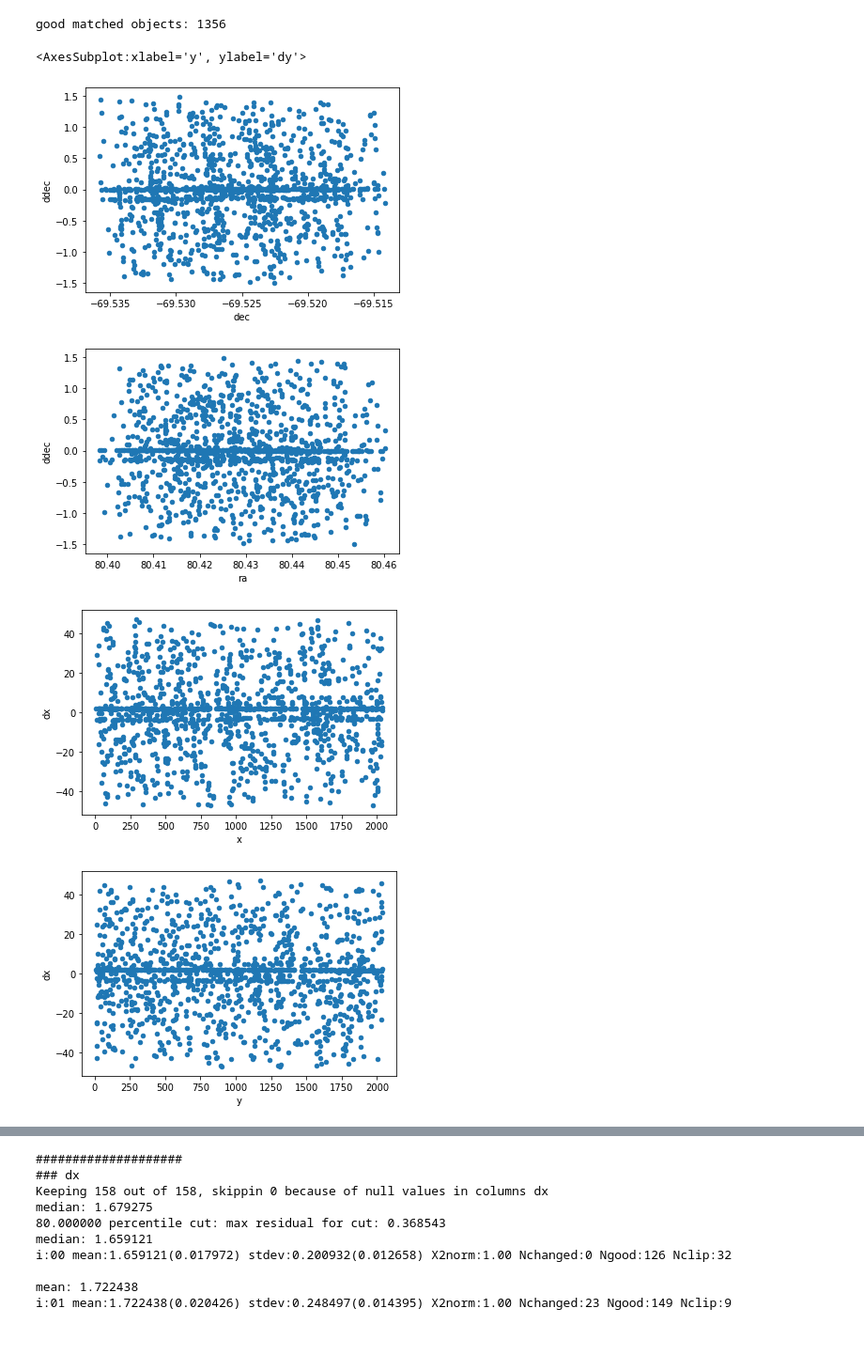
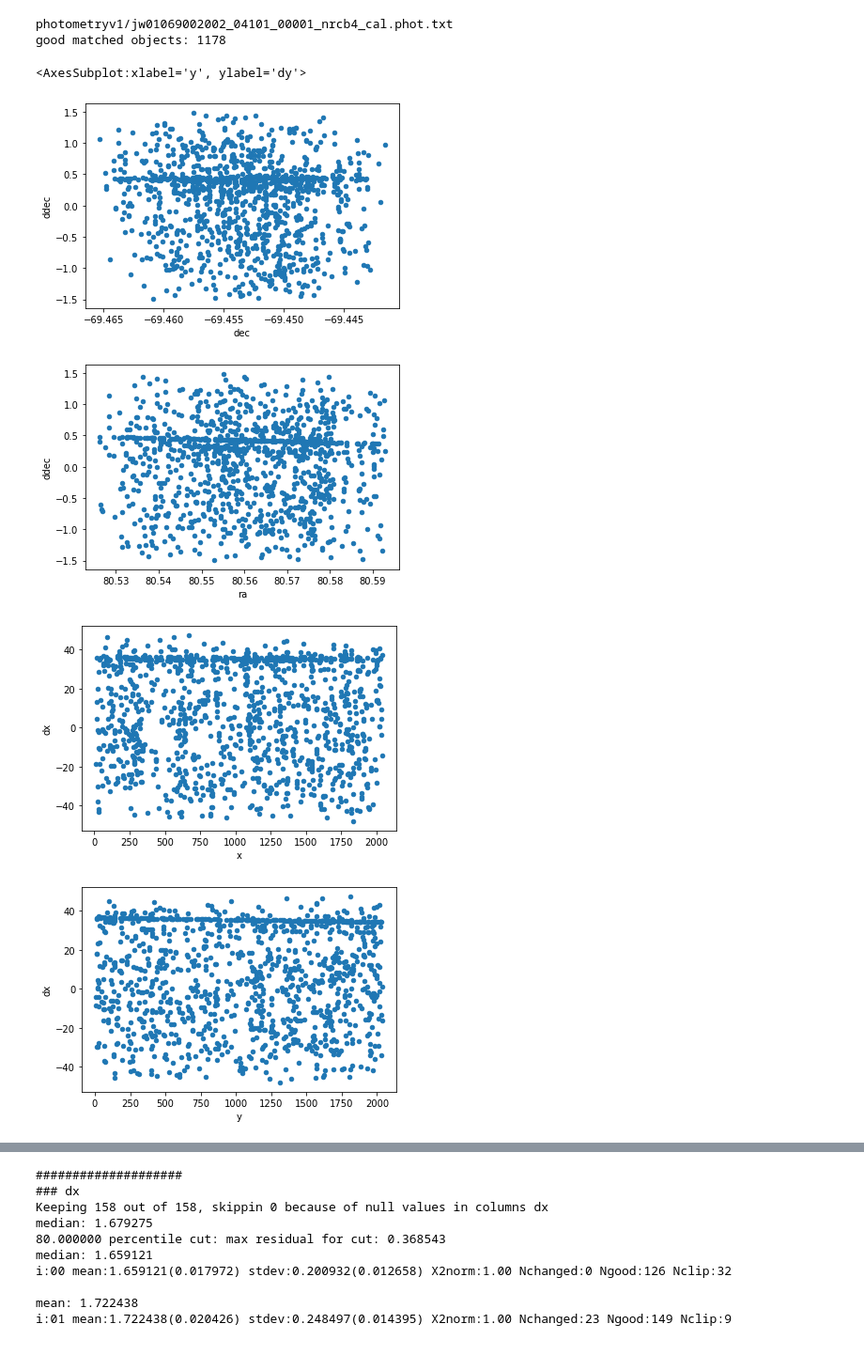
Before and after one commit to arminrest/jwst_distortions_tools, a Jupyter notebook: show_astrometry_residuals.ipynb, the cells around one changed output, grey strips where cells are left out. Shown at 94% size. Cells and saved outputs as stored; diff of their text form; code cells hidden in the pictures.

```diff
--- a/show_astrometry_residuals.ipynb
+++ b/show_astrometry_residuals.ipynb
@@ -13,21 +13,21 @@ dmag_max = 0.05
 #cal_filename = 'photometry_olddist/jw01069001001_02101_00002_nrcalong_cal.phot.txt'
 #cal_filename = 'photometry/jw01069002002_02101_00001_nrcb1_cal.phot.txt'
 cal_filename = 'photometryv1/jw01069002002_06101_00001_nrcb4_cal.phot.txt' #F200W works!!!
-#cal_filename = 'photometryv1/jw01069002002_04101_00001_nrcb4_cal.phot.txt' #F150W, residual rotation
+cal_filename = 'photometryv1/jw01069002002_04101_00001_nrcb4_cal.phot.txt' #F150W, residual rotation
 #cal_filename = 'photometryv1/jw01069002002_04101_00002_nrcb4_cal.phot.txt' #F150W, works!!!
-cal_filename = 'photometryv1/jw01069002002_02101_00001_nrcb1_cal.phot.txt' #F070W, bad 20 mas
+#cal_filename = 'photometryv1/jw01069002002_02101_00001_nrcb1_cal.phot.txt' #F070W, bad 20 mas
 #cal_filename = 'photometryv1/jw01069002003_02101_00001_nrcb1_cal.phot.txt' #F070W, bad 17 mas
 #cal_filename = 'photometryv1/jw01069002004_02101_00001_nrcb1_cal.phot.txt' #F070W, same
 #
 #cal_filename = 'photometryv1/jw01069002002_02101_00001_nrca1_cal.phot.txt' #F070W,
-cal_filename = 'photometryv1/jw01069002002_04101_00001_nrca4_cal.phot.txt' #F150W,
+#cal_filename = 'photometryv1/jw01069002002_04101_00001_nrca4_cal.phot.txt' #F150W,
 #cal_filename = 'photometryv1/jw01069002002_06101_00001_nrca4_cal.phot.txt' #F200W,
 #
 #cal_filename = 'photometryv1/jw01069002002_04101_00001_nrcalong_cal.phot.txt' #F277W,
 #cal_filename = 'photometryv1/jw01069002003_04101_00001_nrcalong_cal.phot.txt' #F277W, 8mas
 #cal_filename = 'photometryv1/jw01069002002_06101_00001_nrcalong_cal.phot.txt' #F356W,
 #cal_filename = 'photometryv1/jw01069002002_02101_00001_nrcalong_cal.phot.txt' #F444W,
-cal_filename = 'photometryv1/jw01069002003_02101_00001_nrcalong_cal.phot.txt' #F444W,
+#cal_filename = 'photometryv1/jw01069002003_02101_00001_nrcalong_cal.phot.txt' #F444W,
 
 #cal_filename = 'photometryv1/jw01069002002_04101_00001_nrcblong_cal.phot.txt' #F277W,
 #cal_filename = 'photometryv1/jw01069002003_04101_00001_nrcalong_cal.phot.txt' #F277W, 8mas
@@ -44,46 +44,48 @@ cal_filename = 'photometryv1/jw01069002003_02101_00001_nrcalong_cal.phot.txt' #F
 
 #A5 BAR
 #cal_filename = 'coron_test/julian/test1_tweakreg/jw01070001001_06101_00005_nrcalong_cal.phot.txt'
-cal_filename = 'coron_test/julian/test1_tweakreg/jw01070001002_06101_00004_nrcalong_cal.phot.txt'
+#cal_filename = 'coron_test/julian/test1_tweakreg/jw01070001002_06101_00004_nrcalong_cal.phot.txt'
 #cal_filename = 'coron_test/julian/test1_tweakreg/jw01070001002_06101_00001_nrcalong_cal.phot.txt'
 
 # NRCA2_FULL_WEDGE_RND
-cal_filename = 'coron_test/julian/test1_tweakreg/NRCA2_FULL_WEDGE_RND/jw01070001002_10101_00003_nrca2_cal.phot.txt'
+#cal_filename = 'coron_test/julian/test1_tweakreg/NRCA2_FULL_WEDGE_RND/jw01070001002_10101_00003_nrca2_cal.phot.txt'
 
 ###
-cal_filename = 'coron_offsets/clear/jw01070001001_02101_00001_nrcalong_cal.phot.txt'
-cal_filename = 'coron_offsets/NRCA5_FULL_WEDGE_RND/jw01070001001_04101_00001_nrcalong_cal.phot.txt'
+#cal_filename = 'coron_offsets/clear/jw01070001001_02101_00001_nrcalong_cal.phot.txt'
+#cal_filename = 'coron_offsets/NRCA5_FULL_WEDGE_RND/jw01070001001_04101_00001_nrcalong_cal.phot.txt'
 
 ###
-cal_filename = 'nrc24_calfiles/jw01073003001_02101_00001_nrca1_cal.phot.txt'
+#cal_filename = 'nrc24_calfiles/jw01073003001_02101_00001_nrca1_cal.phot.txt'
 
 gaia_align_filename = re.sub('cal.phot.txt$','tweakregstep.phot.txt',cal_filename)
 if cal_filename == gaia_align_filename:
     print('ERROR!!!!!!!!!!!!')
     sys.exit(0)
+print(cal_filename)
 phot.load(cal_filename)
 ixs_clean = phot.ix_inrange('d2d',None,3*d2d_max)
 ixs_clean = phot.ix_inrange('dmag',None,dmag_max,indices=ixs_clean)
 
 print(f'good matched objects: {len(ixs_clean)}')
 phot.t.loc[ixs_clean,'dx_idl'] = phot.t.loc[ixs_clean,'cat_x_idl'] - phot.t.loc[ixs_clean,'x_idl']
 #phot.t.plot.scatter('x_idl','dx_idl')
 phot.t.loc[ixs_clean,'ddec'] = 3600.0*(phot.t.loc[ixs_clean,'cat_dec'] - phot.t.loc[ixs_clean,'dec'])
 phot.t.loc[ixs_clean,'dra'] = 3600.0*(phot.t.loc[ixs_clean,'cat_ra'] - phot.t.loc[ixs_clean,'ra'])*np.cos(np.deg2rad(phot.t.loc[ixs_clean,'dec']))
 phot.t.plot.scatter('dec','ddec')
 phot.t.plot.scatter('ra','ddec')
 #phot.write(columns=['cat_dec','dec'])
 phot.t.loc[ixs_clean,'dx'] = phot.t.loc[ixs_clean,'cat_x'] - phot.t.loc[ixs_clean,'x']
 phot.t.plot.scatter('x','dx')
 phot.t.plot.scatter('y','dx')
 
 phot.t.loc[ixs_clean,'dy'] = phot.t.loc[ixs_clean,'cat_y'] - phot.t.loc[ixs_clean,'y']
 phot.t.plot.scatter('x','dy')
 phot.t.plot.scatter('y','dy')
 # %% [output]
-good matched objects: 1356
+photometryv1/jw01069002002_04101_00001_nrcb4_cal.phot.txt
+good matched objects: 1178
 <AxesSubplot:xlabel='y', ylabel='dy'>
-[figure, old version]
+[figure, new version]
-[figure, old version]
+[figure, new version]
-[figure, old version]
+[figure, new version]
-[figure, old version]
+[figure, new version]
```
Also changed, not shown: parts of 2 cells of this notebook, 2 other files.
